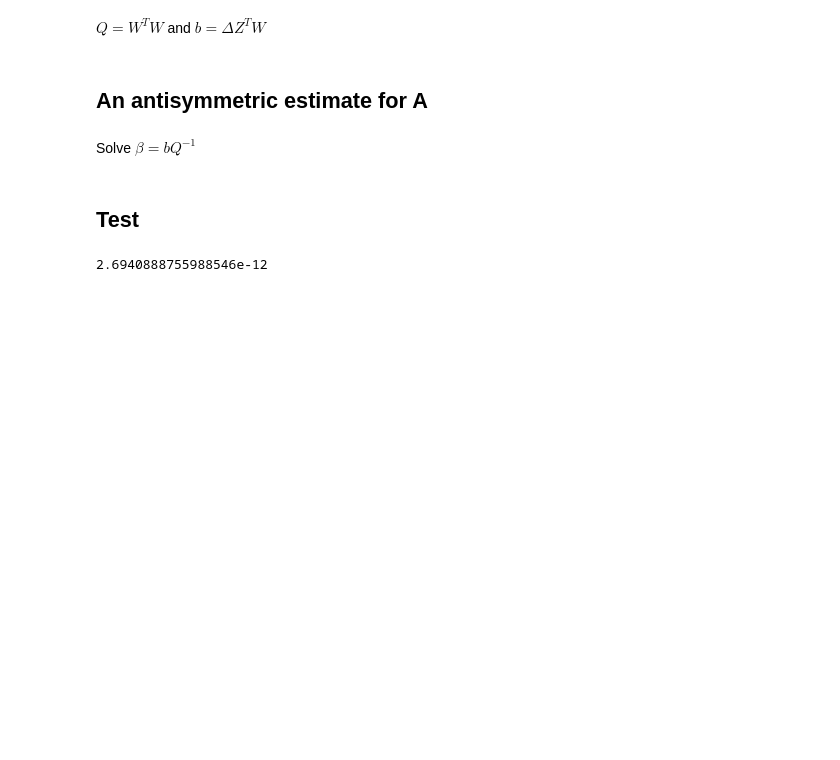
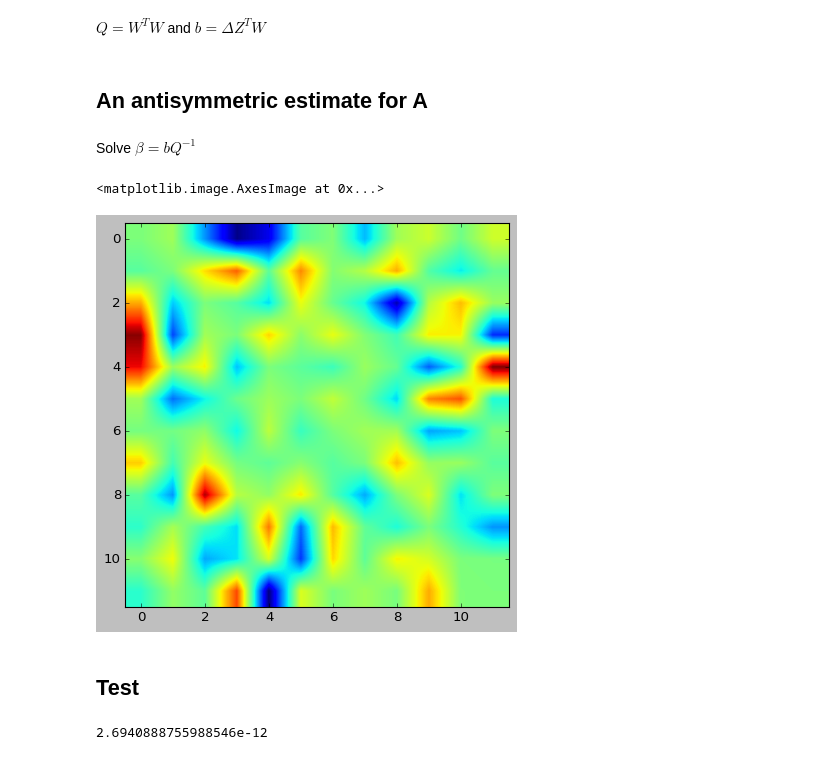
Before and after one commit to ofs416/Brain_Machine_Interfaces, a Jupyter notebook: Coursework_1/code.ipynb, the cells around one changed output. Drawn from its saved outputs; the diff is of its cells as text; code cells hidden in the pictures; blank space fills up the shorter version.

```diff
--- a/Coursework_1/code.ipynb
+++ b/Coursework_1/code.ipynb
@@ -151,7 +151,7 @@ def create_h(m):
         if column >= m:
             row += 1
             column = row + 1
-    return H
+    return h
 
 H = create_h(4)
 print(beta.shape)
@@ -182,10 +182,10 @@ $Q = W^TW$ and $b = \Delta Z^T W$
 Solve $ \beta = b Q^{-1}$
 # %%
 def a_estimate(z):
-    z_plus = z[:,:,1:]
-    z_ = z[:,:,:-1]
-    z_plus = z_plus.reshape((12, z_plus.shape[1]*z_plus.shape[2]))
-    z_ = z_.reshape((12, z_.shape[1]*z_.shape[2]))
+    m = z.shape[0]
+    z_plus, z_  = z[:,:,1:], z[:,:,:-1]
+    z_plus = z_plus.reshape((m, z_plus.shape[1]*z_plus.shape[2]))
+    z_ = z_.reshape((m, z_.shape[1]*z_.shape[2]))
 
     h = create_h(z_.shape[0])
     w = np.tensordot(h, z_, axes=1)
@@ -196,9 +196,16 @@ def a_estimate(z):
     b = b.reshape((1,66))
 
     beta = b @ np.linalg.inv(q)
-    a = np.tensordot(beta, H, axes=([1],[0]))
-    a = A.reshape((12, 12))
+    a = np.tensordot(beta, h, axes=([1],[0]))
+    a = a.reshape((m, m))
     return beta, a
+# %%
+beta, A = a_estimate(Z)
+# %%
+plt.imshow(A)
+# %% [output]
+<matplotlib.image.AxesImage at 0x...>
+[figure, added]
 # %% [markdown]
 ## Test
 # %%
```
Also changed, not shown: parts of 3 cells of this notebook.
